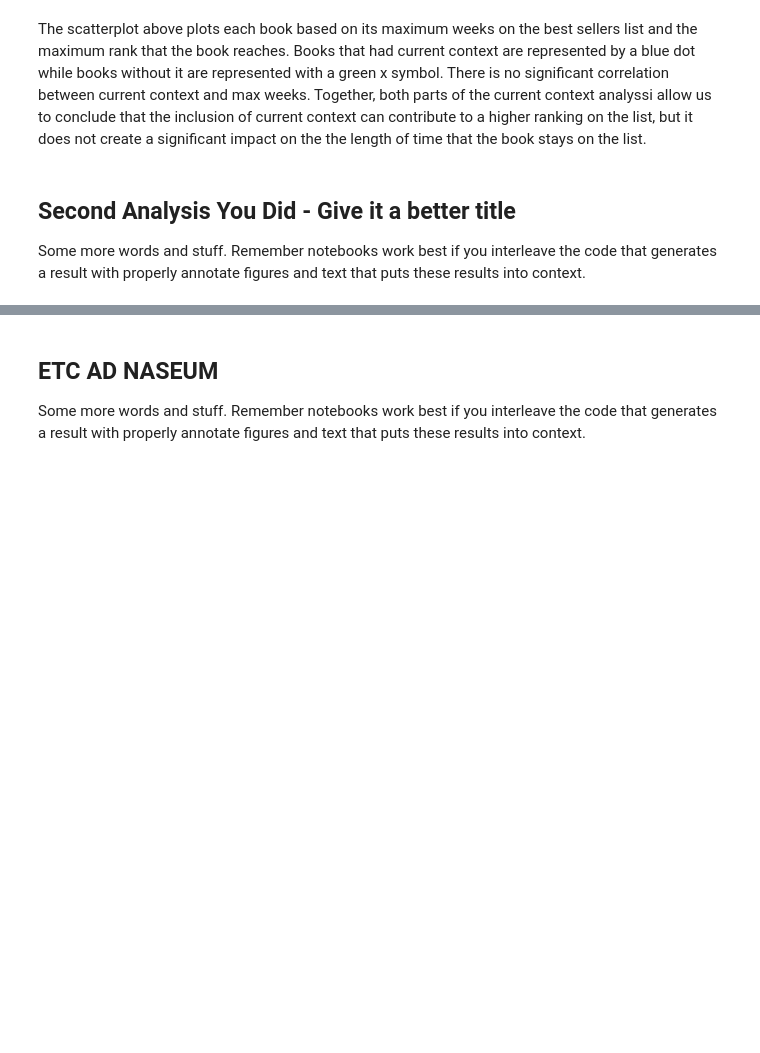
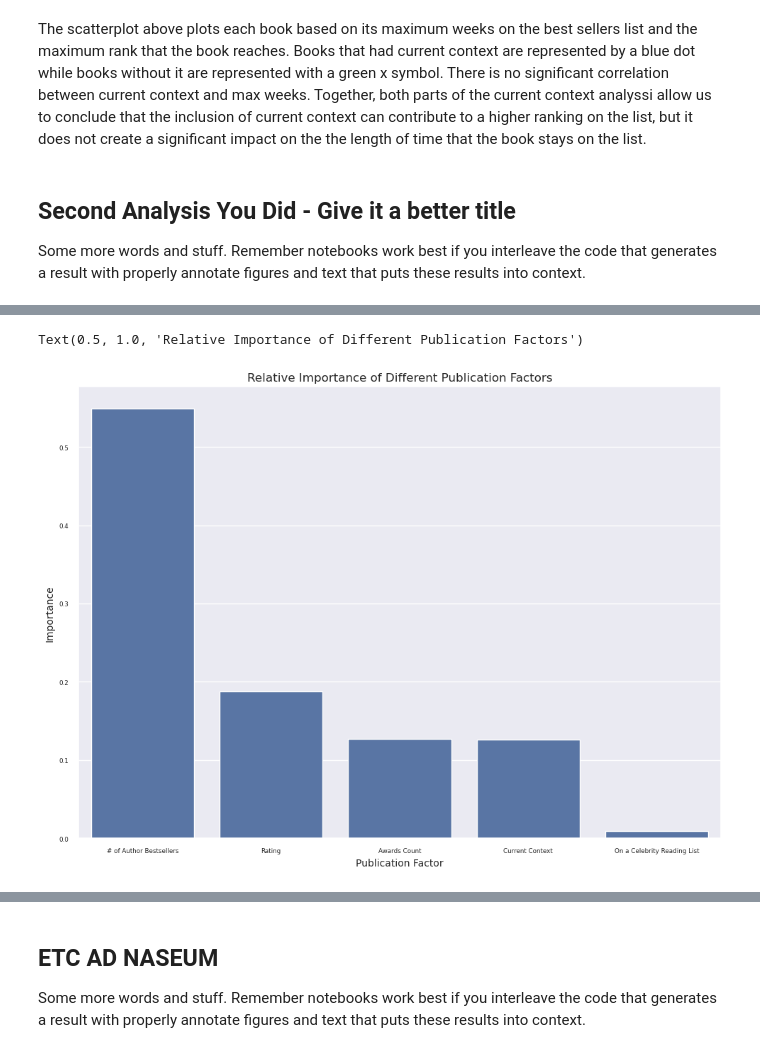
Before and after one commit to satyar2003/cogs-108-project, a Jupyter notebook: FinalProject_Group019-FA24.ipynb, the cells around one changed output, grey strips where cells are left out. Saved outputs shown, nothing was run; the diff lists cells and outputs as text; code cells hidden in the pictures; blank space fills up the shorter version.

Commit message:
added Random Forest Model EDA

```diff
--- a/FinalProject_Group019-FA24.ipynb
+++ b/FinalProject_Group019-FA24.ipynb
@@ -209,0 +211,14 @@ Some more words and stuff.  Remember notebooks work best if you interleave the c
+# %%
+import pandas as pd
+from sklearn.ensemble import RandomForestRegressor
+from sklearn.model_selection import train_test_split
+from sklearn.metrics import mean_absolute_error
+
+df_copy = df.copy()
+df_copy['Current Context'] = df_copy['Current Context'].replace({'Yes': 1, 'No':0})
+df_copy['On a Celebrity Reading List'] = df_copy['On a Celebrity Reading List'].replace({False:0, True:1})
+avg_ranks = df_copy.groupby('Title')['Rank'].mean()
+avg_ranks_df = avg_ranks.reset_index()
+avg_ranks_df.columns = ['Title','Average Rank']
+df_copy = pd.merge(df_copy, avg_ranks_df, on='Title', how='left')
+#df_copy.drop(columns=['Average Rank_x', 'Average Rank_y'], inplace=True)
@@ -209,0 +227,20 @@ Some more words and stuff.  Remember notebooks work best if you interleave the c
+# %%
+X = df_copy[['Current Context', '# of Author Bestsellers', 'Rating', 'Awards Count', 'On a Celebrity Reading List']]
+y = df_copy['Average Rank']
+X_train, X_test, y_train, y_test = train_test_split(X, y, test_size=0.2, random_state=42)
+
+# Train Random Forest Regressor
+rf_model = RandomForestRegressor(n_estimators=100, random_state=42)
+rf_model.fit(X_train, y_train)
+
+# Make predictions and evaluate model
+y_pred = rf_model.predict(X_test)
+mae = mean_absolute_error(y_test, y_pred)
+print(f'Mean Absolute Error: {mae}')
+
+# Get feature importance
+feature_importance = rf_model.feature_importances_
+importance_df = pd.DataFrame({'Feature': X.columns, 'Importance': feature_importance})
+importance_df = importance_df.sort_values(by='Importance', ascending=False)
+
+print(importance_df)
@@ -209,0 +255,10 @@ Some more words and stuff.  Remember notebooks work best if you interleave the c
+# %%
+import seaborn as sns
+
+sns.barplot(data=importance_df, x='Feature', y='Importance')
+plt.xlabel('Publication Factor', fontdict={'size': 10})
+plt.ylabel('Importance', fontdict={'size': 10})
+plt.title('Relative Importance of Different Publication Factors', fontdict={'size': 12})
+# %% [output]
+Text(0.5, 1.0, 'Relative Importance of Different Publication Factors')
+[figure, added]
```
Also changed, not shown: parts of 6 cells of this notebook.
